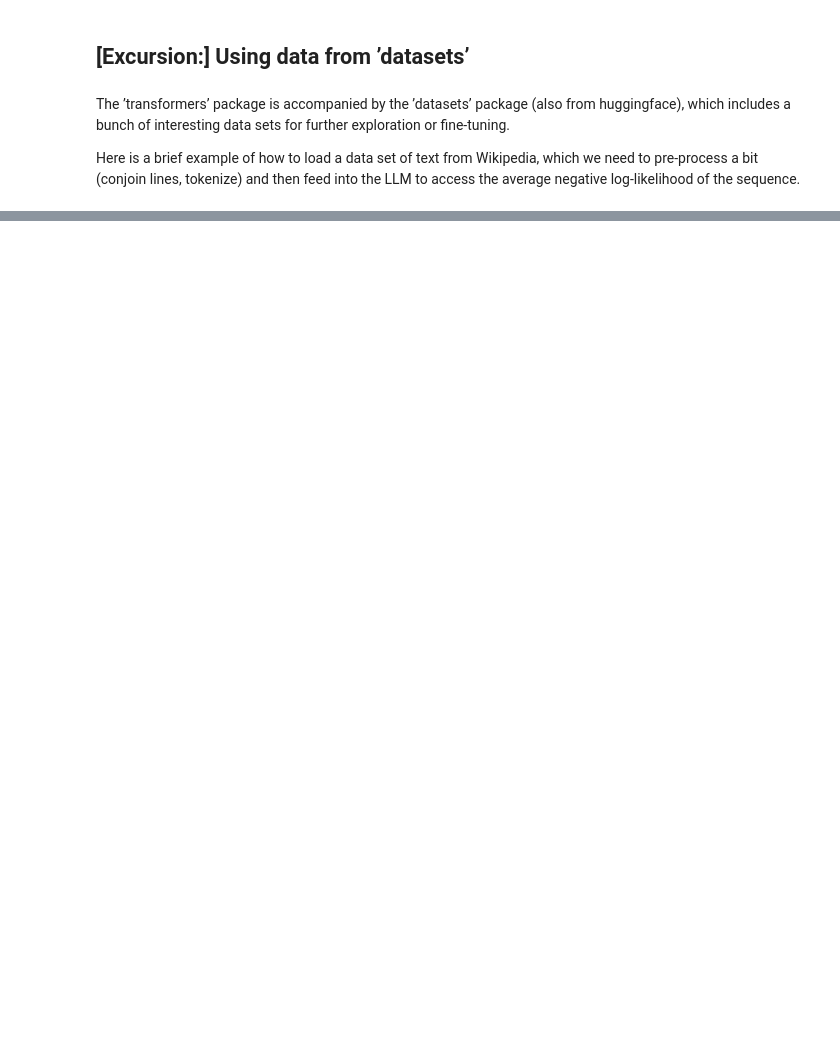
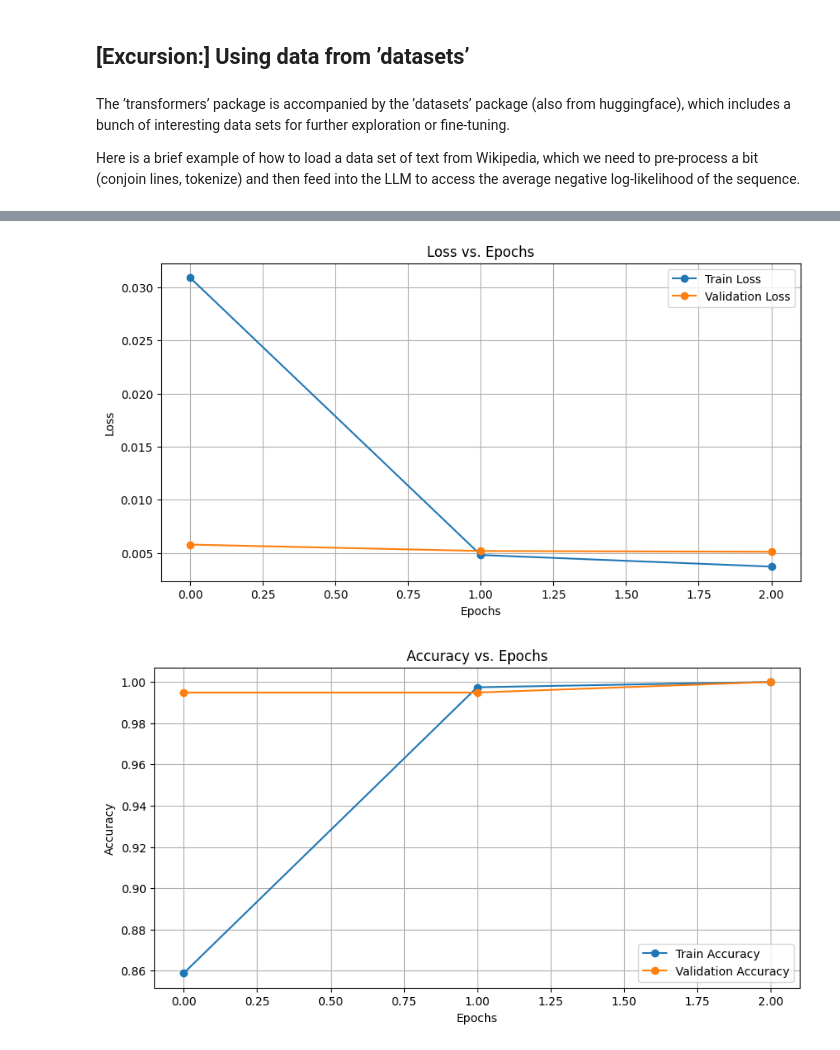
Before and after one commit to sameekshya1999/NextWordPrediction, a Jupyter notebook: neural_pragmatic_nlg/07-LLMs/07b-pretrained-LLMs.ipynb, the cells around one changed output, grey strips where cells are left out. Drawn from its saved outputs; the diff is of its cells as text; code cells hidden in the pictures; blank space fills up the shorter version.

```diff
--- a/neural_pragmatic_nlg/07-LLMs/07b-pretrained-LLMs.ipynb
+++ b/neural_pragmatic_nlg/07-LLMs/07b-pretrained-LLMs.ipynb
@@ -319,0 +354,27 @@ Average NLL for wikipedia chunk 4.377964496612549
+# %%
+import matplotlib.pyplot as plt
+
+# Plot Loss
+plt.figure(figsize=(10, 5))
+plt.plot(train_losses, label="Train Loss", marker='o')
+plt.plot(val_losses, label="Validation Loss", marker='o')
+plt.title("Loss vs. Epochs")
+plt.xlabel("Epochs")
+plt.ylabel("Loss")
+plt.legend()
+plt.grid(True)
+plt.show()
+
+# Plot Accuracy
+plt.figure(figsize=(10, 5))
+plt.plot(train_accs, label="Train Accuracy", marker='o')
+plt.plot(val_accs, label="Validation Accuracy", marker='o')
+plt.title("Accuracy vs. Epochs")
+plt.xlabel("Epochs")
+plt.ylabel("Accuracy")
+plt.legend()
+plt.grid(True)
+plt.show()
+# %% [output]
+[figure, added]
+[figure, added]
```
Also changed, not shown: parts of 10 cells of this notebook.
